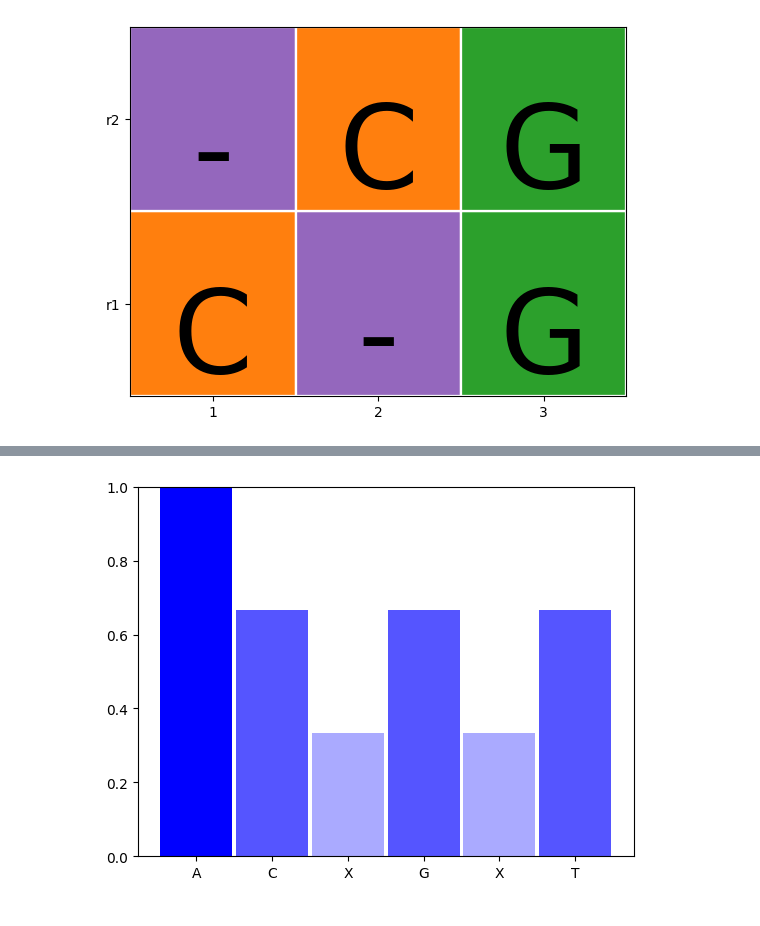
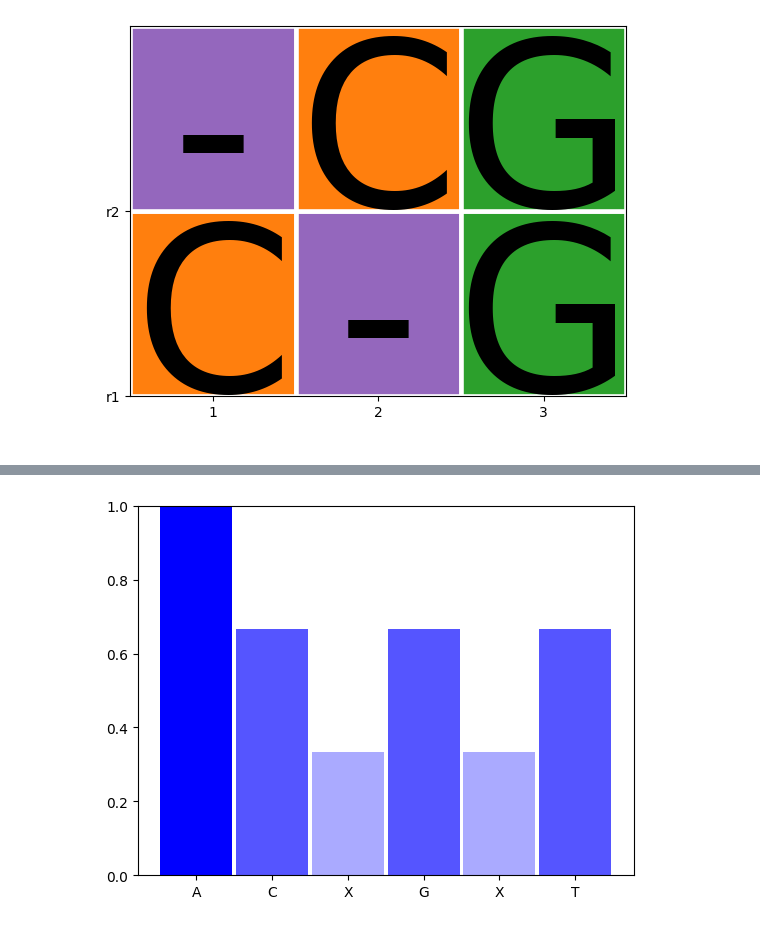
Before and after one commit to mourisl/MSAplot, a Jupyter notebook: vizMSA_dev.ipynb, the cells around one changed output, grey strips where cells are left out. Drawn from its saved outputs; the diff is of its cells as text; code cells hidden in the pictures.

```diff
--- a/vizMSA_dev.ipynb
+++ b/vizMSA_dev.ipynb
@@ -66,10 +68,9 @@ def DrawMSA(msa, seq_names = None, start = None, end = None,
     start, end = GetStartEnd(msa, start, end)
 
     if (axlim == None):
-        # Strange, why cols should be length, not end-start+1?
-        fontsize = CalculateFontsize(ax.get_xlim(), ax.get_ylim(), ax, fig, height, length)
+        fontsize = CalculateFontsize(ax.get_xlim(), ax.get_ylim(), ax, fig, height, end - start + 1)
     else:
-        fontsize = CalculateFontsize(axlim[0], axlim[1], ax, fig, height, length)
+        fontsize = CalculateFontsize(axlim[0], axlim[1], ax, fig, height, end - start + 1)
 
     color_map = GetColorMap(msa, color_order, palette)
 
@@ -81,8 +82,8 @@ def DrawMSA(msa, seq_names = None, start = None, end = None,
 
     for i, a in enumerate(msa):
         for j,c in enumerate(a[start:end+1]):
-            ax.text(x=(j + 0.5)*lengthUnit, y=i * heightUnit, s=c, color="black",
-                va="bottom", ha="center", fontsize=fontsize,
+            ax.text(x=(j + 0.5)*lengthUnit, y=(i+0.025) * heightUnit, s=c, color="black",
+                va="baseline", ha="center", fontsize=fontsize,
                 transform=ax.transAxes if axlim == None else ax.transData)
             ax.add_patch( patches.Rectangle(xy=(j * lengthUnit, i * heightUnit),
                                            width = lengthUnit, height=heightUnit,
@@ -90,7 +91,7 @@ def DrawMSA(msa, seq_names = None, start = None, end = None,
                                           transform=ax.transAxes if axlim == None else ax.transData))
     if (axlim == None):
         ax.set_xlim(-0.5, end - start + 1 - 0.5)
-        ax.set_ylim(-0.5, height - 0.5)
+        ax.set_ylim(0, height)
 
         ticks = []
         tickLabels = []
@@ -173,10 +188,10 @@ def DrawSeqLogo(msa, colormap, start = None, end = None, ax=None):
 # %%
-ax = plt.gca()
-ax.set(xlim=[-20,20], ylim=[-20, 20])
+#ax = plt.gca()
+#ax.set(xlim=[-20,20], ylim=[-20, 20])
 ax, color_map=DrawMSA(msa=["AC-G-T", "A-CGT-"], seq_names = ["r1", "r2"],
            start = 1, end = 3, color_order="ACGT")
 # %% [output]
-[figure, old version]
+[figure, new version]
 # %%
 #ax = plt.gca()
 #ax.set(xlim=[-20,20], ylim=[-20, 20])
```
Also changed, not shown: parts of 5 cells of this notebook.
